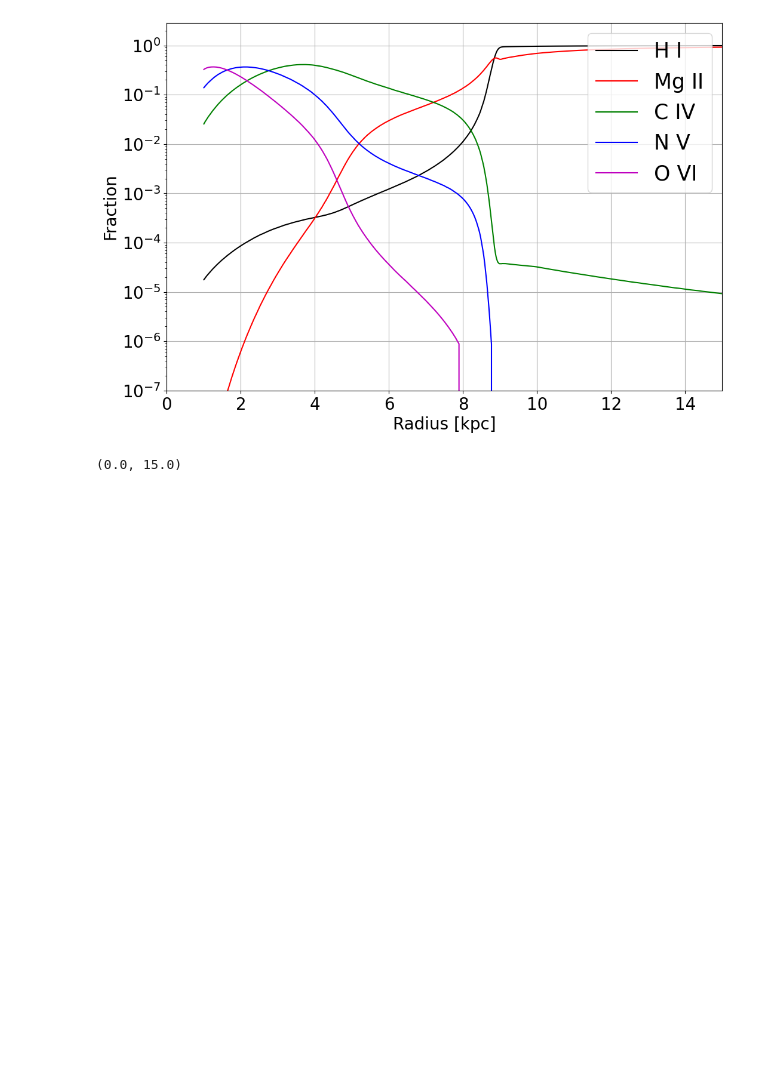
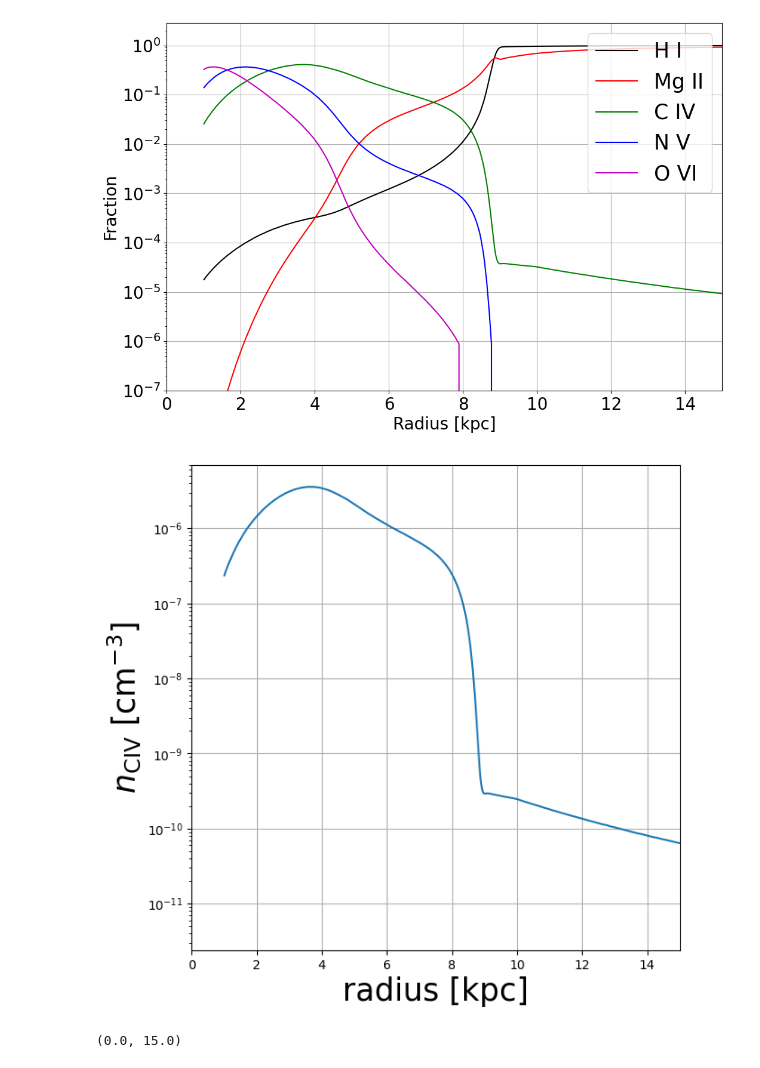
Before and after one commit to jin981016/CIV_Photoionization, a Jupyter notebook: Pycloudy_CIV_Lum42.ipynb, the cells around one changed output. Cells and saved outputs as stored; diff of their text form; code cells hidden in the pictures; blank space fills up the shorter version.

```diff
--- a/Pycloudy_CIV_Lum42.ipynb
+++ b/Pycloudy_CIV_Lum42.ipynb
@@ -240,6 +240,19 @@ plt.legend(loc='upper right',fontsize=25)
 # %% [output]
 <matplotlib.legend.Legend at 0x...>
 [figure]
+# %%
+fig = plt.figure(1,figsize=(7,7))
+n_H= Mod.nH
+n_C = n_H*frac_C
+nden_CIV = CIV_frac*n_C
+plt.plot(R,nden_CIV)
+plt.xlim(0,15)
+plt.grid(True)
+plt.xlabel('radius [kpc]',fontsize=25)
+plt.ylabel(r'$n_{\rm CIV}~[\rm cm^{-3}]$',fontsize=25)
+plt.yscale('log')
+# %% [output]
+[figure, added]
 # %%
 import numpy as np
 
```
